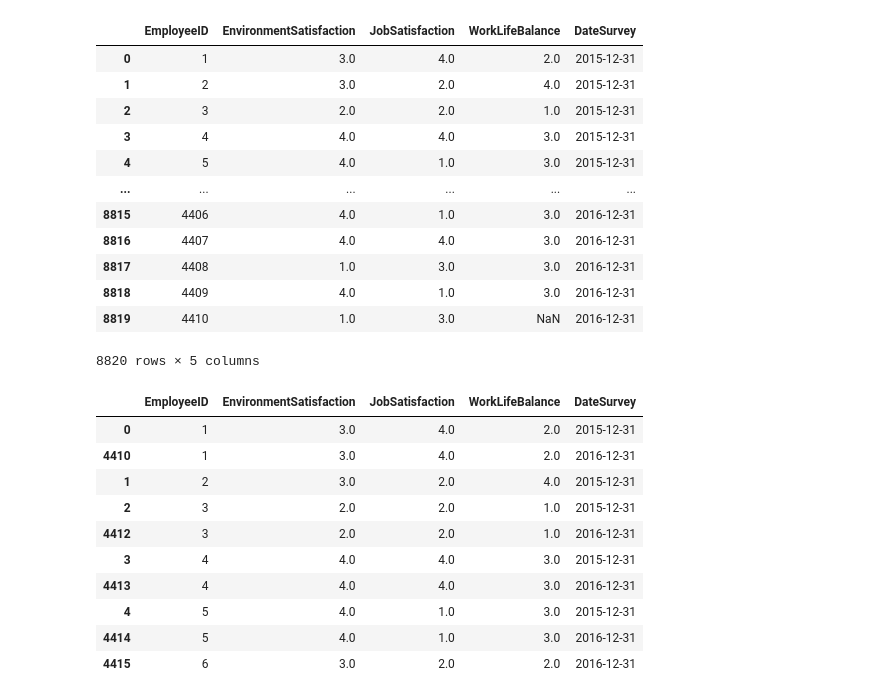
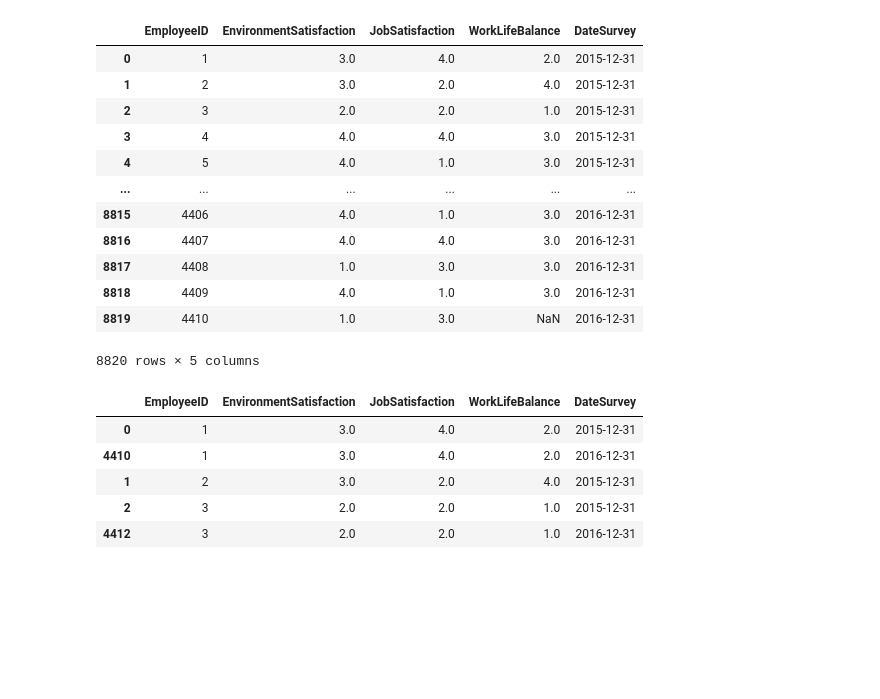
Before and after one commit to osiris-contreras/Anal-tica-en-Recursos-Humanos, a Jupyter notebook: preprocesamieto_de_datos.ipynb, the cells around one changed output. Saved outputs shown, nothing was run; the diff lists cells and outputs as text; code cells hidden in the pictures; blank space fills up the shorter version.

```diff
--- a/preprocesamieto_de_datos.ipynb
+++ b/preprocesamieto_de_datos.ipynb
@@ -25,29 +25,24 @@ df_retiro = pd.read_csv('https://raw.githubusercontent.com/osiris-contreras/Anal
 # %%
 # Visualización de bases de datos
 display(df_encuesta_empleado)
-display(df_encuesta_empleado.sort_values(by=['EmployeeID']).head(10))
+display(df_encuesta_empleado.sort_values(by=['EmployeeID']).head(5))
 # %% [output]
 |  | EmployeeID | EnvironmentSatisfaction | JobSatisfaction | WorkLifeBalance | DateSurvey |
 | 0 | 1 | 3.0 | 4.0 | 2.0 | 2015-12-31 |
 | 1 | 2 | 3.0 | 2.0 | 4.0 | 2015-12-31 |
 | 2 | 3 | 2.0 | 2.0 | 1.0 | 2015-12-31 |
 | 3 | 4 | 4.0 | 4.0 | 3.0 | 2015-12-31 |
 | 4 | 5 | 4.0 | 1.0 | 3.0 | 2015-12-31 |
 | ... | ... | ... | ... | ... | ... |
 | 8815 | 4406 | 4.0 | 1.0 | 3.0 | 2016-12-31 |
 | 8816 | 4407 | 4.0 | 4.0 | 3.0 | 2016-12-31 |
 | 8817 | 4408 | 1.0 | 3.0 | 3.0 | 2016-12-31 |
 | 8818 | 4409 | 4.0 | 1.0 | 3.0 | 2016-12-31 |
 | 8819 | 4410 | 1.0 | 3.0 | NaN | 2016-12-31 |
 8820 rows × 5 columns
 |  | EmployeeID | EnvironmentSatisfaction | JobSatisfaction | WorkLifeBalance | DateSurvey |
 | 0 | 1 | 3.0 | 4.0 | 2.0 | 2015-12-31 |
 | 4410 | 1 | 3.0 | 4.0 | 2.0 | 2016-12-31 |
 | 1 | 2 | 3.0 | 2.0 | 4.0 | 2015-12-31 |
 | 2 | 3 | 2.0 | 2.0 | 1.0 | 2015-12-31 |
 | 4412 | 3 | 2.0 | 2.0 | 1.0 | 2016-12-31 |
-| 3 | 4 | 4.0 | 4.0 | 3.0 | 2015-12-31 |
-| 4413 | 4 | 4.0 | 4.0 | 3.0 | 2016-12-31 |
-| 4 | 5 | 4.0 | 1.0 | 3.0 | 2015-12-31 |
-| 4414 | 5 | 4.0 | 1.0 | 3.0 | 2016-12-31 |
-| 4415 | 6 | 3.0 | 2.0 | 2.0 | 2016-12-31 |
```
Also changed, not shown: parts of 3 cells of this notebook.
